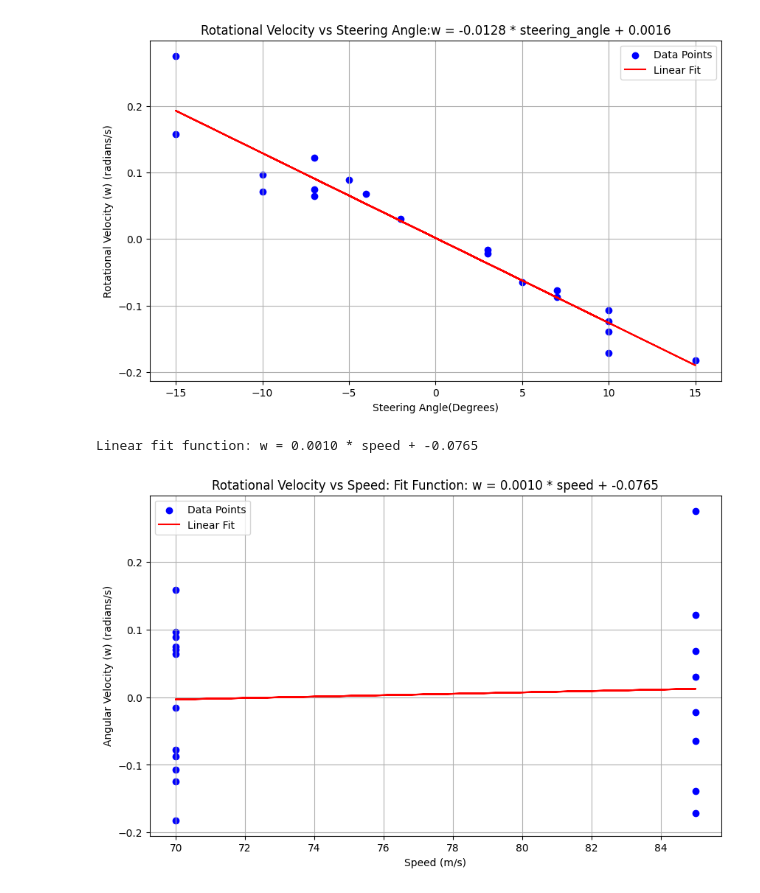
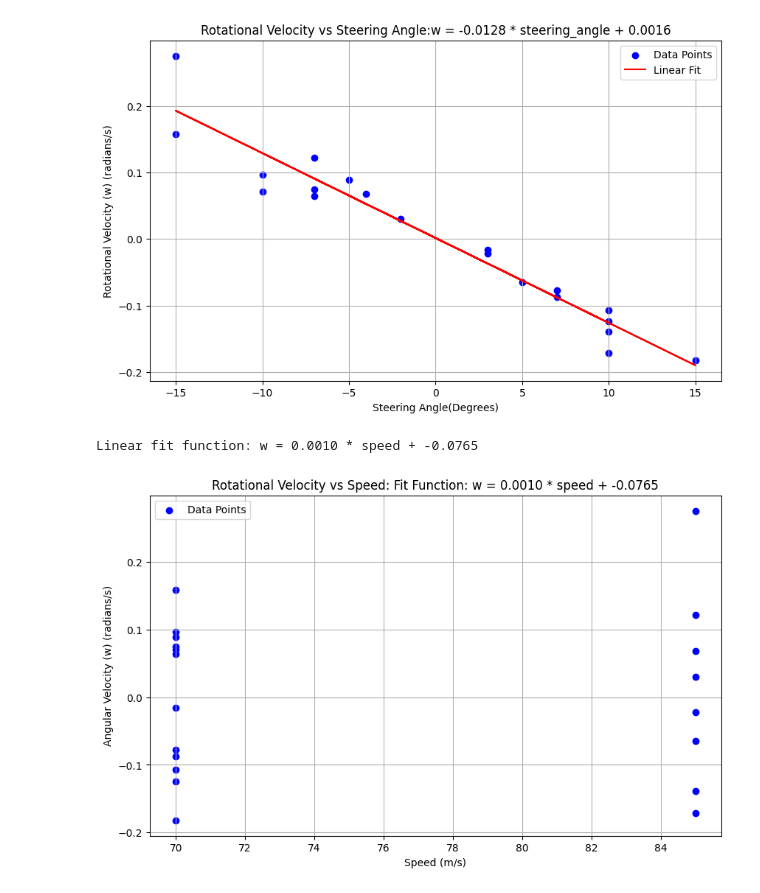
Before and after one commit to ErnieCoding/NYU_ROB_GY_6213, a Jupyter notebook: base_code_lab_02/robot_python_code/testing.ipynb, the cells around one changed output. Saved outputs shown, nothing was run; the diff lists cells and outputs as text; code cells hidden in the pictures.

```diff
--- a/base_code_lab_02/robot_python_code/testing.ipynb
+++ b/base_code_lab_02/robot_python_code/testing.ipynb
@@ -103,23 +103,23 @@ Linear fit function: w = -0.0128 * steering_angle + 0.0016
 # %%
 #fitting the steering angle and angula velocity data to a linear model
 speed_values = np.array([d[1] for d in data_updated])
 angular_velocities = np.array([d[3] for d in data_updated])
 coefficients = np.polyfit(speed_values, angular_velocities, 1)
-linear_fit_speed_rotation_velocity = np.poly1d(coefficients)
+linear_fit_rotation_velocity_speed = np.poly1d(coefficients)
 #print the functions:
-linear_fit_speed_rotation_velocity_func = f"w = {coefficients[0]:.4f} * speed + {coefficients[1]:.4f}"
+linear_fit_rotation_velocity_speed_func = f"w = {coefficients[0]:.4f} * speed + {coefficients[1]:.4f}"
 print(f"Linear fit function: w = {coefficients[0]:.4f} * speed + {coefficients[1]:.4f}")
 # Plotting the data points and the linear fit
 plt.figure(figsize=(10, 6))
 plt.scatter(speed_values, angular_velocities, c='blue', label='Data Points')
-plt.plot(speed_values, linear_fit_speed_rotation_velocity(speed_values), c='red', label='Linear Fit')
-plt.title('Rotational Velocity vs Speed: Fit Function: ' + linear_fit_speed_rotation_velocity_func)
+# plt.plot(speed_values, linear_fit_rotation_velocity_speed(speed_values), c='red', label='Linear Fit')
+plt.title('Rotational Velocity vs Speed: Fit Function: ' + linear_fit_rotation_velocity_speed_func)
 plt.xlabel('Speed (m/s)')
 plt.ylabel('Angular Velocity (w) (radians/s)')
 plt.grid()
 plt.legend()
 plt.show()
 # %% [output]
 Linear fit function: w = 0.0010 * speed + -0.0765
-[figure, old version]
+[figure, new version]
 # %% [markdown]
```
Also changed, not shown: parts of 3 cells of this notebook, 2 other files.
